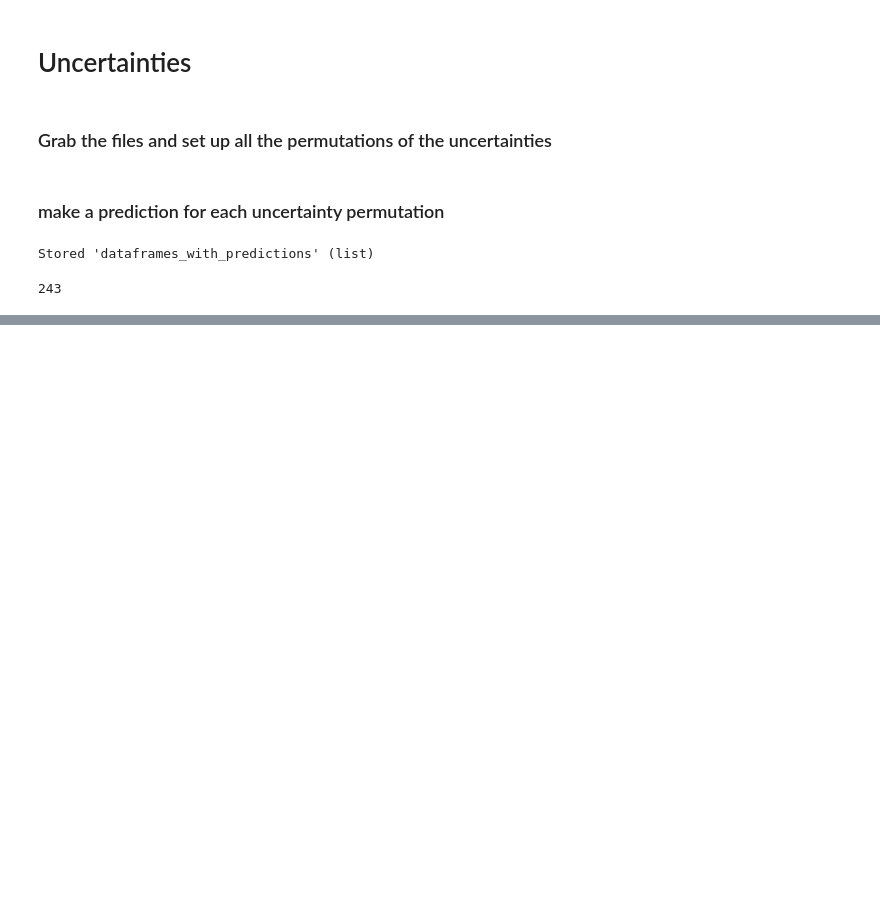
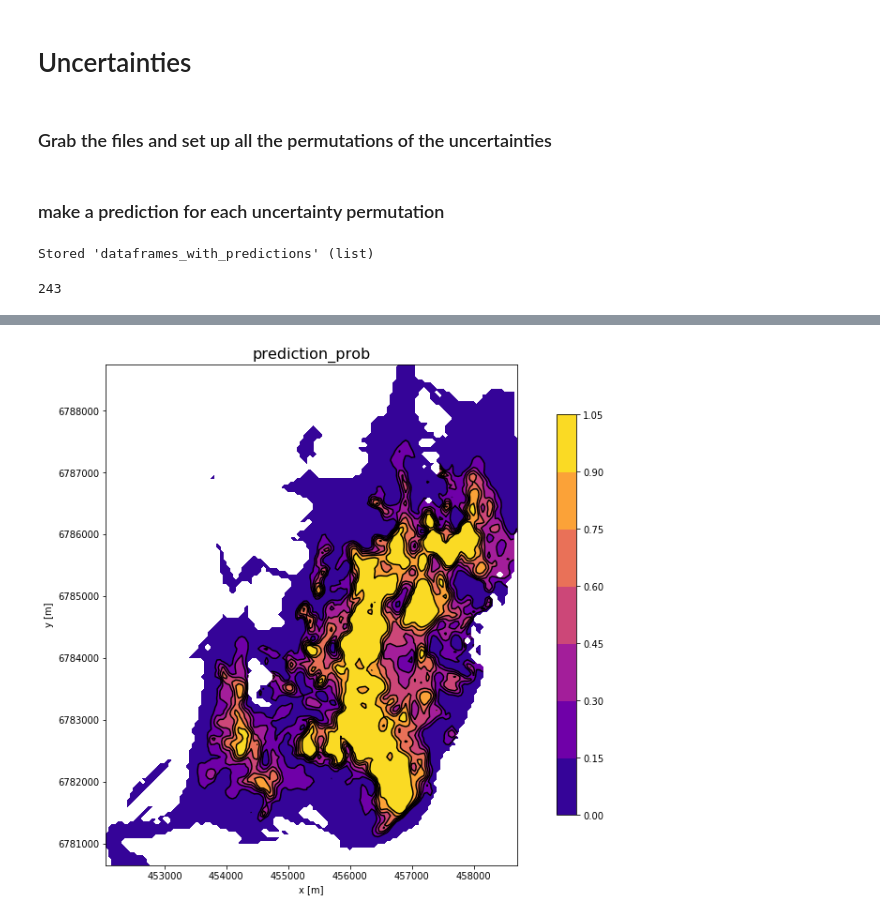
Before and after one commit to Nozziel/OGA2018_SweetSpotPrediction, a Jupyter notebook: Notebooks/06 Uncertainty.ipynb, the cells around one changed output, grey strips where cells are left out. Saved outputs shown, nothing was run; the diff lists cells and outputs as text; code cells hidden in the pictures; blank space fills up the shorter version.

```diff
--- a/Notebooks/06 Uncertainty.ipynb
+++ b/Notebooks/06 Uncertainty.ipynb
@@ -212,0 +218,5 @@ len(dataframes_with_predictions)
+# %%
+sampleB = dataframes_with_predictions[211]
+ssp.plot_map(sampleB, 'prediction_prob')
+# %% [output]
+[figure, added]
```
Also changed, not shown: parts of 4 cells of this notebook.
